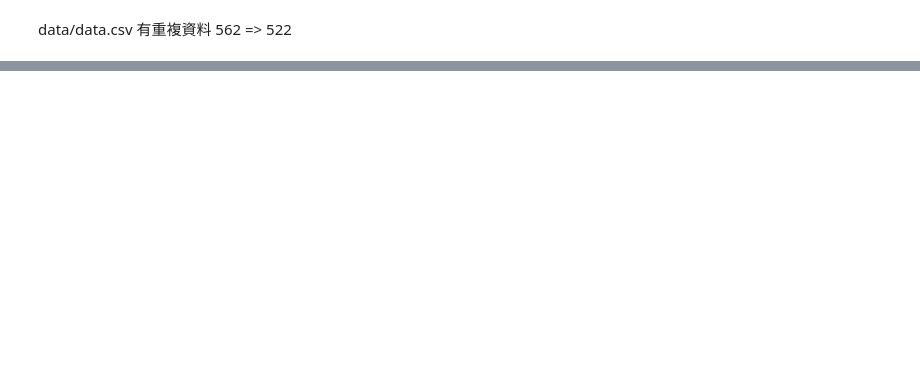
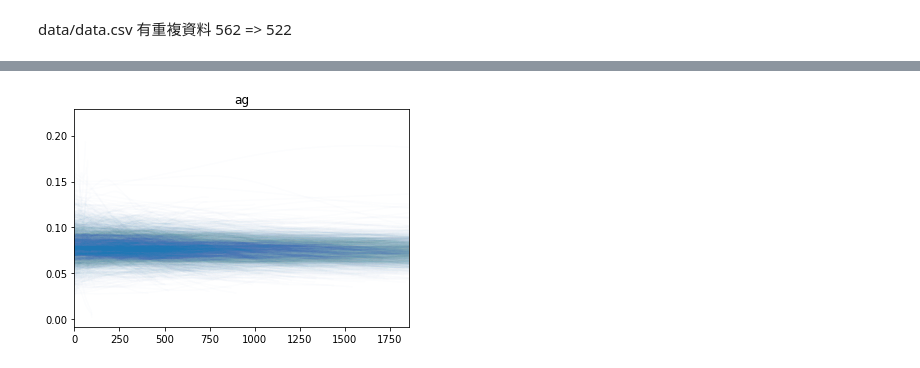
Before and after one commit to JiandeWuu/sixthTool, a Jupyter notebook: test.ipynb, the cells around one changed output, grey strips where cells are left out. Saved outputs shown, nothing was run; the diff lists cells and outputs as text; code cells hidden in the pictures; blank space fills up the shorter version.

```diff
--- a/test.ipynb
+++ b/test.ipynb
@@ -111,0 +89,18 @@ clf.score(vild_x, vild_y)
+# %%
+preformance_vacab = []
+
+for i in range(len(vocab)):
+    # prob = svm_problem(y_train, x_train[:, 11*i:11*i+11], isKernel=True)
+    # param = svm_parameter('-t 1 -c 10 -w0 ' + str(y_weight[1]) + ' -w1 ' + str(y_weight[0]))
+    # m = svm_train(prob, param)
+    # p_label, p_acc, p_val = svm_predict(y_test, x_test[:, 11*i:11*i+11], m)
+    # f1 = f1_score(y_test, p_label, average=None)
+    # print(f1)
+    clf = svm.SVC(kernel='rbf', C=1, class_weight='balanced').fit(x_train[:, 11*i:11*i+11], y_train)
+    y_pred = clf.predict(x_test[:, 11*i:11*i+11])
+    f1_macro = f1_score(y_test, y_pred, average='macro')
+    f1 = f1_score(y_test, y_pred, average=None)
+    preformance_vacab.append([i, f1_macro, f1[0], f1[1]])
+    # print("score:", clf.score(x_test[:, 11*i:11*i+11], y_test))
+preformance_vacab = np.array(preformance_vacab)
+preformance_vacab = preformance_vacab[np.argsort(preformance_vacab[:, 1])]
@@ -111,0 +134,10 @@ clf.score(vild_x, vild_y)
+# %%
+value_counts = train_df["loc"].value_counts()
+
+for i in range(len(value_counts)):
+    while (max(value_counts) - value_counts[i]) / max(value_counts) > .1:
+        print((max(value_counts) - value_counts[i]) / max(value_counts))
+        train_df = train_df.append(train_df[train_df["loc"] == value_counts.index[i]][:(max(value_counts) - value_counts[i])])
+        value_counts = train_df["loc"].value_counts()
+
+print(value_counts)
@@ -111,0 +152,19 @@ clf.score(vild_x, vild_y)
+# %%
+col = data_df.columns
+cyt_df = data_df[data_df["loc"] == "Cytosolic"]
+cyt_l = cyt_df.loc[:, ["len"]].to_numpy()
+
+len_v = int((len(col)-2) / 11)
+
+for i in range(len_v):
+    for z, l in zip(cyt_df.loc[:, col[11*i:11*i+11]].to_numpy(), cyt_l):
+        t = np.arange(0, l, 0.01)
+        p = np.poly1d(z)
+
+        plt.plot(t, p(t), alpha=0.01, color="#1f77b4")
+    plt.xlim(0, np.average(cyt_l))
+    plt.title(vocab[i])
+    plt.show()
+    break
+# %% [output]
+[figure, added]
```
Also changed, not shown: parts of 29 cells of this notebook, 26 other files.
